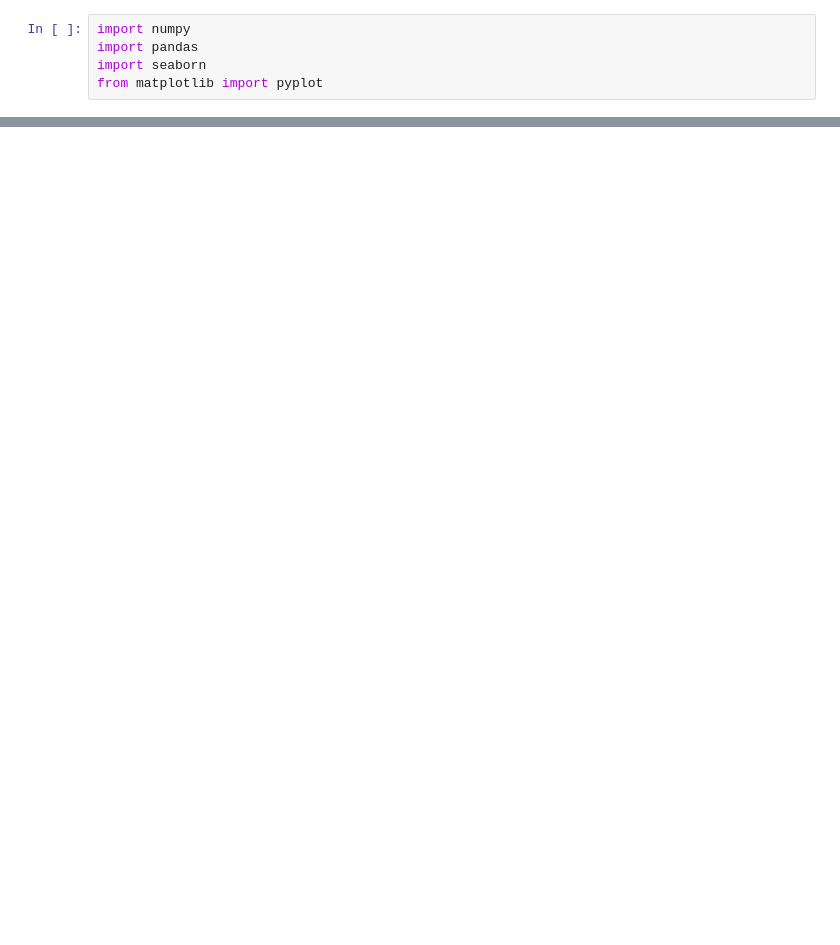
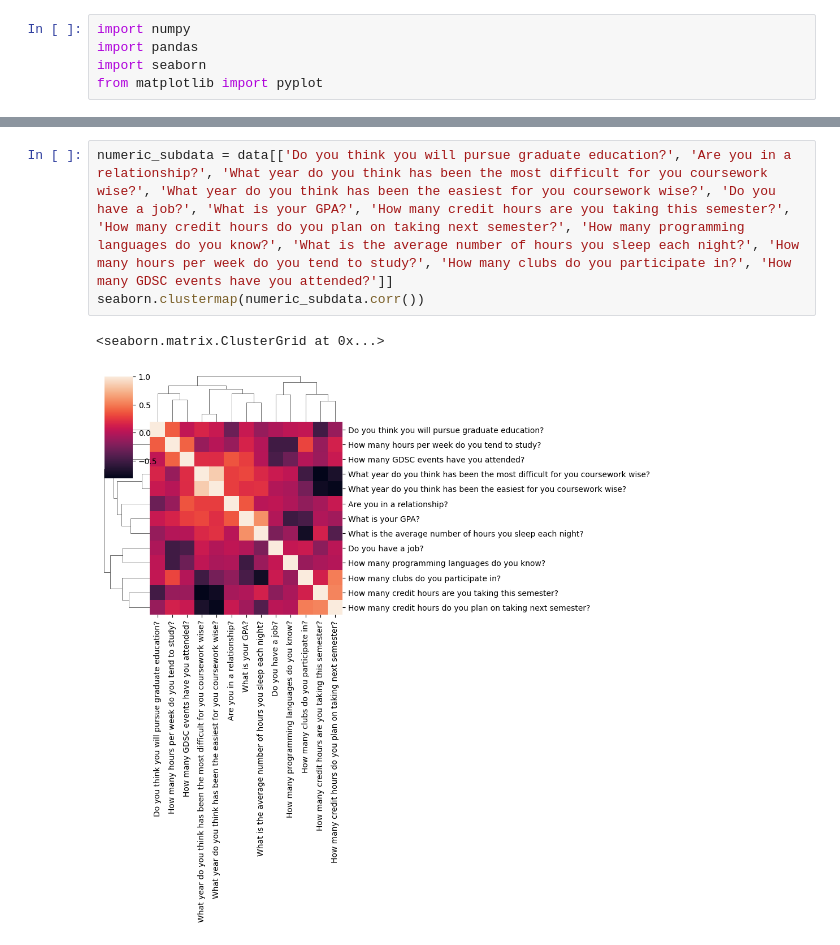
Before and after one commit to NicholasZolton/GDSCDataWorkshop, a Jupyter notebook: data_workshop_seaborn.ipynb, the cells around one changed output, grey strips where cells are left out. Cells and saved outputs as stored; diff of their text form; blank space fills up the shorter version.

```diff
--- a/data_workshop_seaborn.ipynb
+++ b/data_workshop_seaborn.ipynb
@@ -8,3 +36,9 @@ data = pandas.read_csv('data.csv')
+# %%
+numeric_subdata = data[['Do you think you will pursue graduate education?', 'Are you in a relationship?', 'What year do you think has been the most difficult for you coursework wise?', 'What year do you think has been the easiest for you coursework wise?', 'Do you have a job?', 'What is your GPA?', 'How many credit hours are you taking this semester?', 'How many credit hours do you plan on taking next semester?', 'How many programming languages do you know?', 'What is the average number of hours you sleep each night?', 'How many hours per week do you tend to study?', 'How many clubs do you participate in?', 'How many GDSC events have you attended?']]
+seaborn.clustermap(numeric_subdata.corr())
+# %% [output]
+<seaborn.matrix.ClusterGrid at 0x...>
+[figure, added]
 # %%
 x = data['How many programming languages do you know?']
 y = data['How many GDSC events have you attended?']
```
Also changed, not shown: parts of 6 cells of this notebook, 1 other file.
